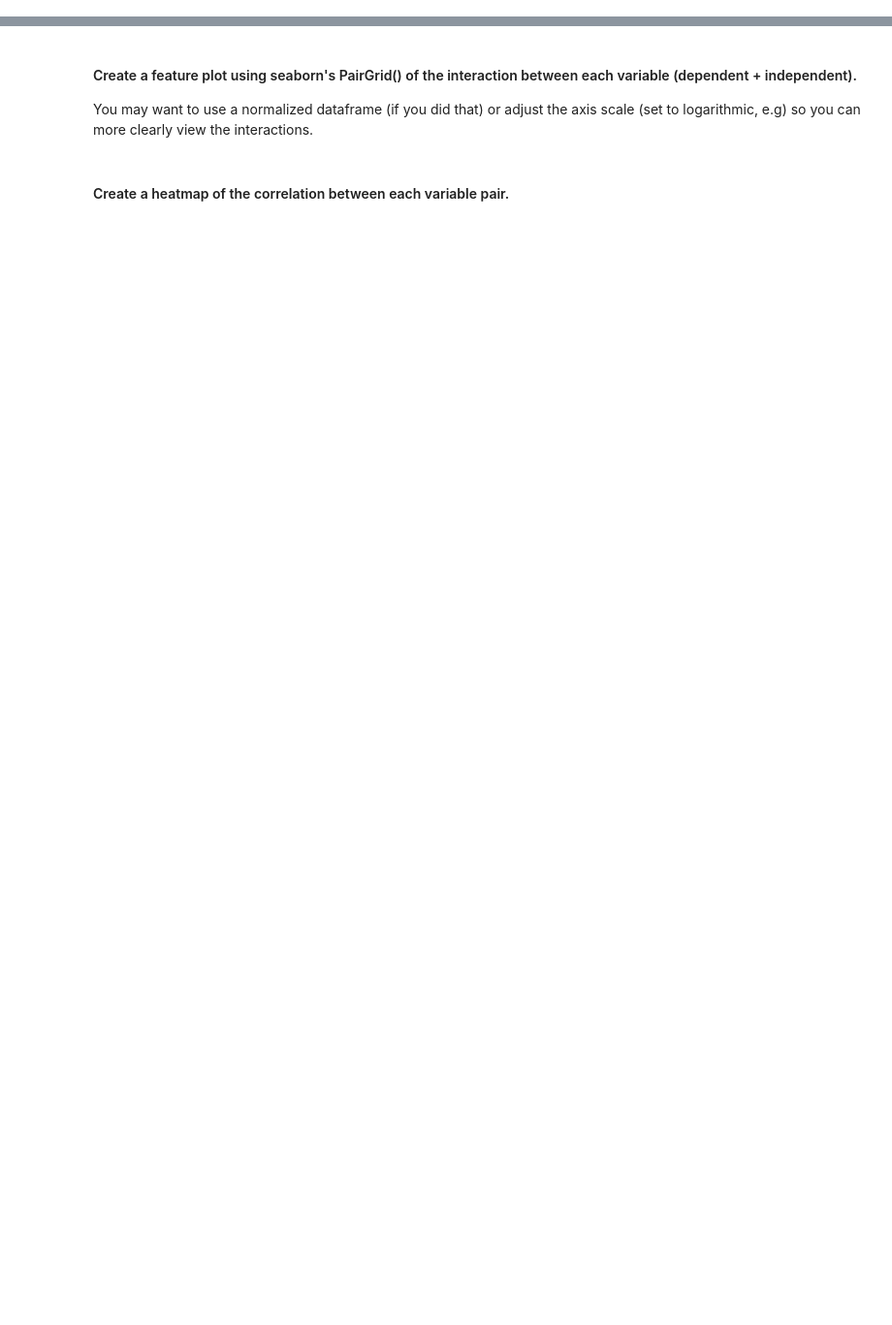
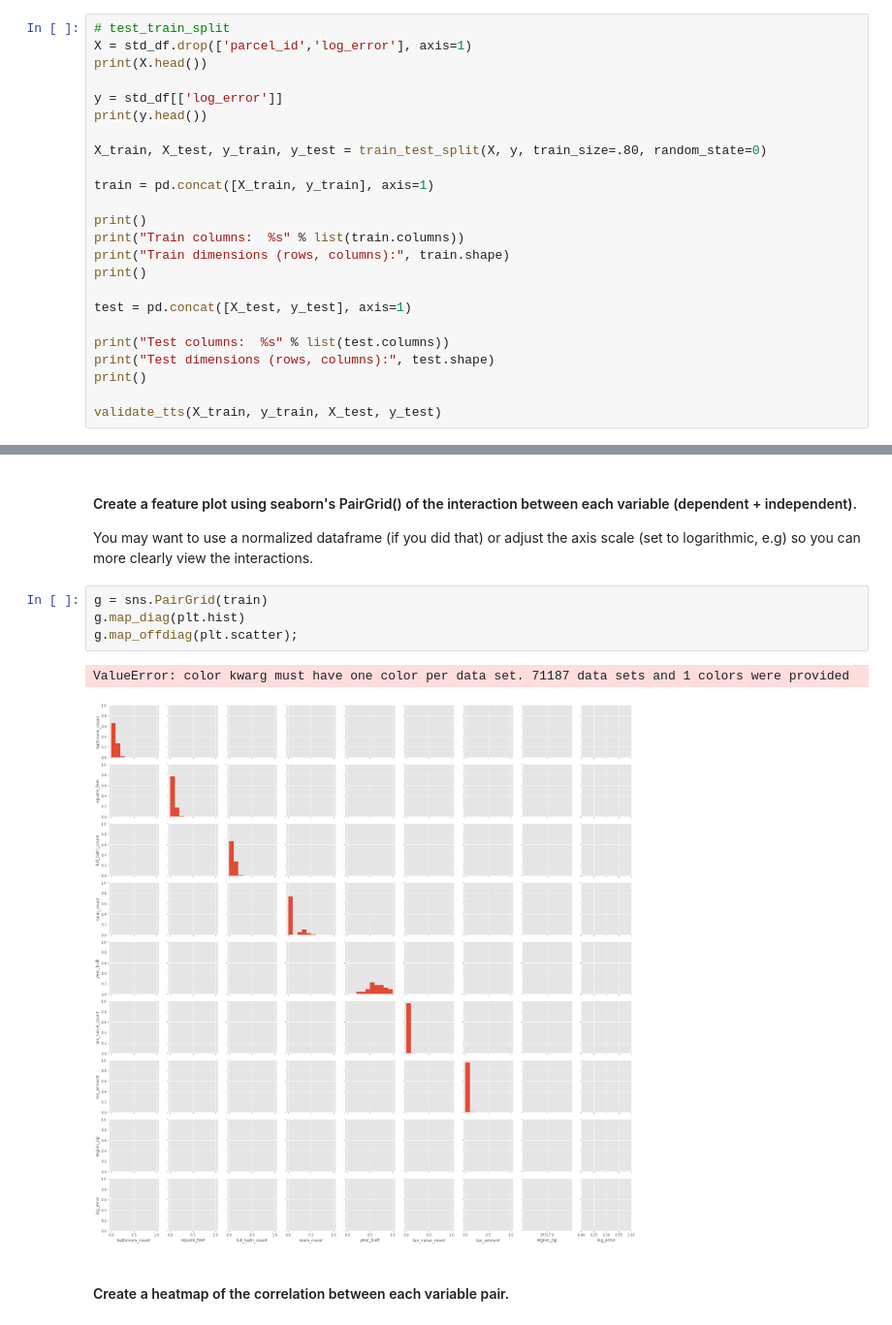
Before and after one commit to ecdedios/codeup-ds-projects, a Jupyter notebook: Regression_Proj_EdnalynCDeDios.ipynb, the cells around one changed output, grey strips where cells are left out. Shown: that part at 97% size. Drawn from its saved outputs; the diff is of its cells as text; blank space fills up the shorter version.

```diff
--- a/Regression_Proj_EdnalynCDeDios.ipynb
+++ b/Regression_Proj_EdnalynCDeDios.ipynb
@@ -505,3 +528,27 @@ plt.show()
 [figure]
 # %% [markdown]
 #### Split data into training and test datasets
+# %%
+# test_train_split
+X = std_df.drop(['parcel_id','log_error'], axis=1)
+print(X.head())
+
+y = std_df[['log_error']]
+print(y.head())
+
+X_train, X_test, y_train, y_test = train_test_split(X, y, train_size=.80, random_state=0)
+
+train = pd.concat([X_train, y_train], axis=1)
+
+print()
+print("Train columns:  %s" % list(train.columns))
+print("Train dimensions (rows, columns):", train.shape)
+print()
+
+test = pd.concat([X_test, y_test], axis=1)
+
+print("Test columns:  %s" % list(test.columns))
+print("Test dimensions (rows, columns):", test.shape)
+print()
+
+validate_tts(X_train, y_train, X_test, y_test)
@@ -513,5 +621,12 @@ Be sure you have Pearson's r and p-value annotated on each plot.
 #### Create a feature plot using seaborn's PairGrid() of the interaction between each variable (dependent + independent).
 
 You may want to use a normalized dataframe (if you did that) or adjust the axis scale (set to logarithmic, e.g) so you can more clearly view the interactions.
+# %%
+g = sns.PairGrid(train)
+g.map_diag(plt.hist)
+g.map_offdiag(plt.scatter);
+# %% [output]
+ValueError: color kwarg must have one color per data set. 71187 data sets and 1 colors were provided
+[figure, added]
 # %% [markdown]
 #### Create a heatmap of the correlation between each variable pair.
```
Also changed, not shown: parts of 4 cells of this notebook.
